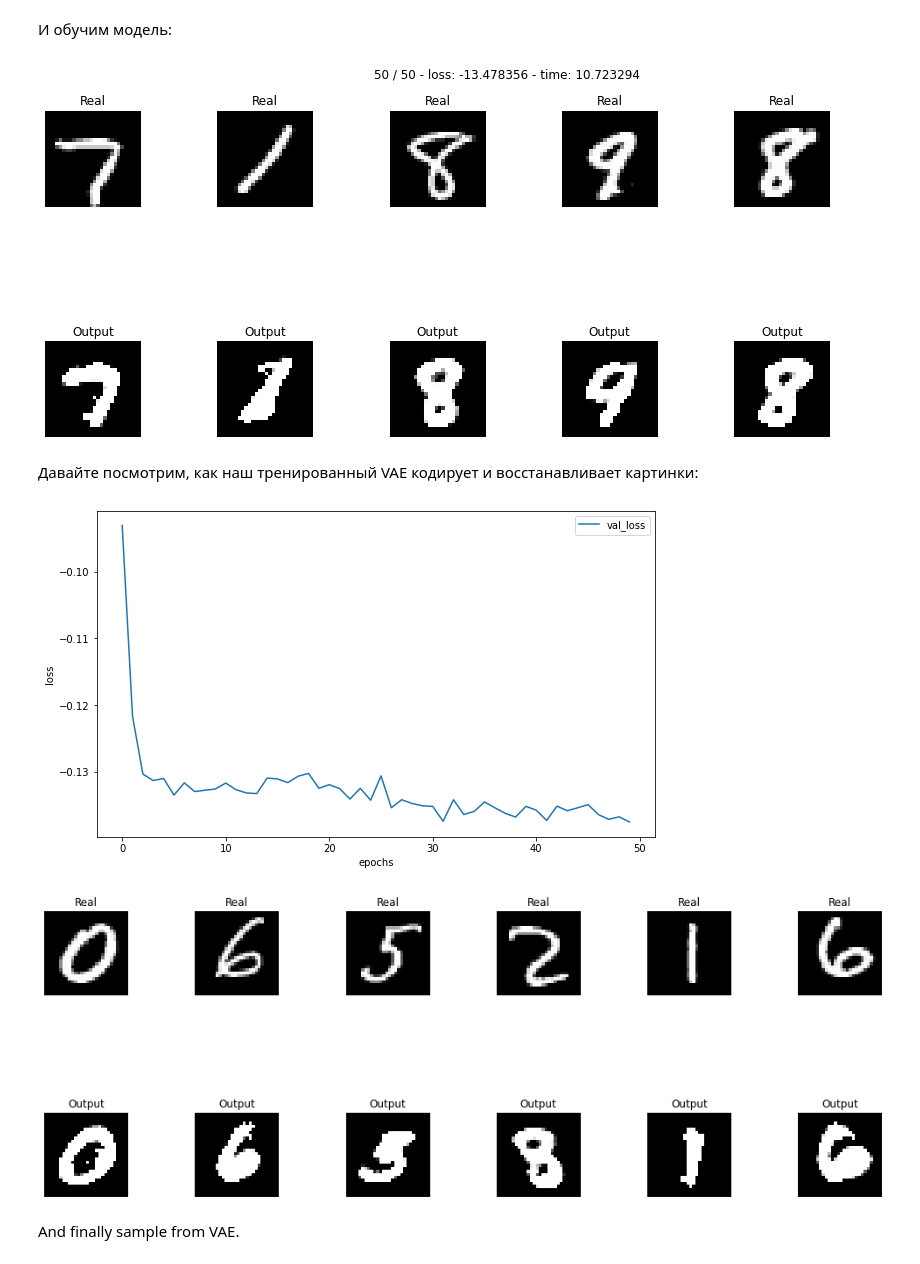
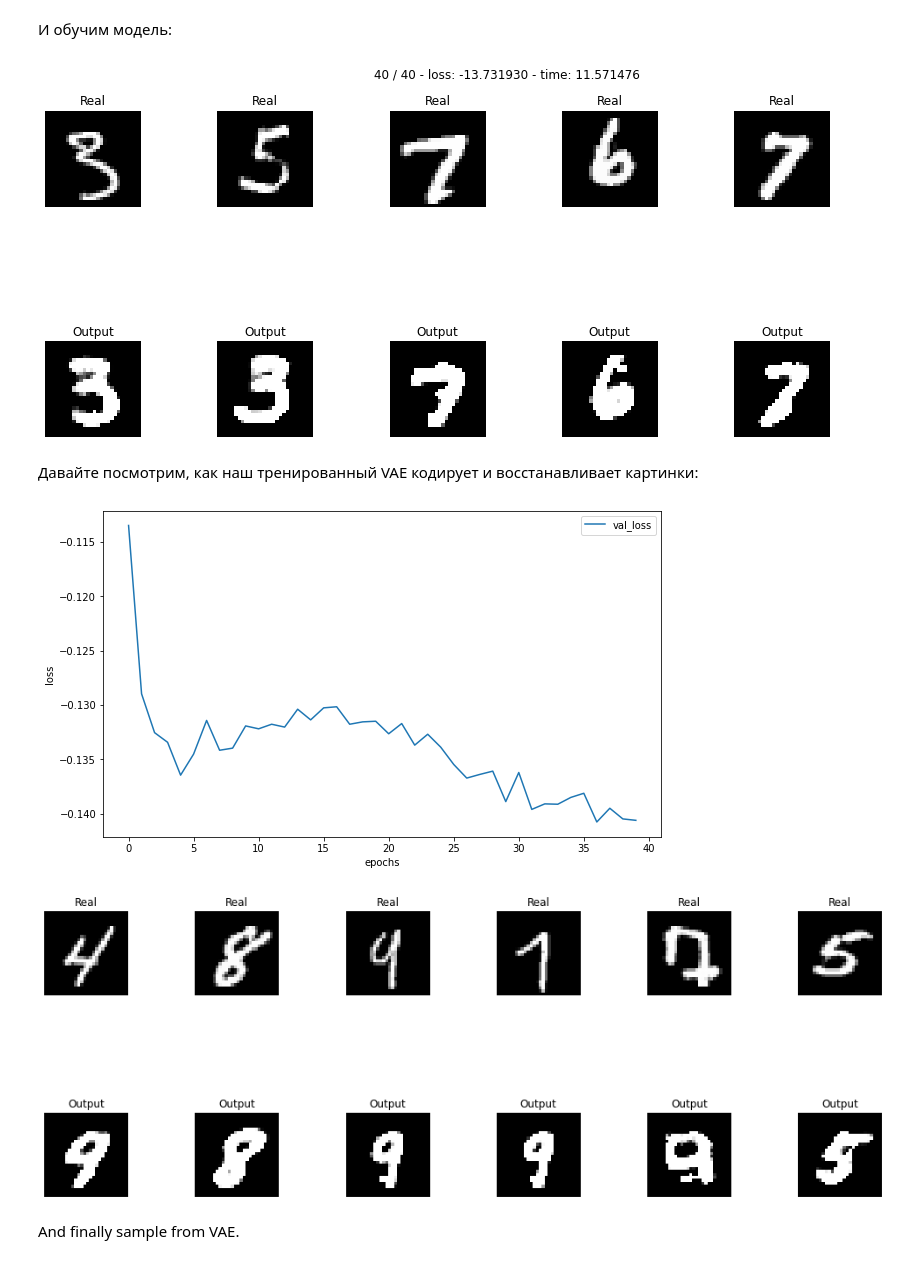
Before and after one commit to LevPerla/DLS_CV_Course, a Jupyter notebook: project/Autoencoders.ipynb, the cells around one changed output. Drawn from its saved outputs; the diff is of its cells as text; code cells hidden in the pictures.

```diff
--- a/project/Autoencoders.ipynb
+++ b/project/Autoencoders.ipynb
@@ -496,7 +499,7 @@ def image_loader(image_name):
     image = loader(image).unsqueeze(0)
     return image.to(device, torch.float)
 # %%
-x = image_loader("lev5.jpg")
+x = image_loader("lev.jpg")
 latent = autoencoder.encoder(x).detach().to('cpu')
 latent = latent + torch.Tensor(smile_latent)
 latent = latent.to(device, dtype=torch.float)
@@ -757,20 +748,20 @@ def train(model, opt, loss_fn, epochs, data_tr, data_val, patience=10, plot=True
 # %%
 history = train(model=VAE_model,
                 opt=optimizer,
                 loss_fn=loss_vae,
-                epochs=50,
+                epochs=40,
                 data_tr=train_loader,
                 data_val=test_loader,
                 patience=100,
                 plot=True)
 # %% [output]
-[figure, old version]
+[figure, new version]
 # %% [markdown]
 Давайте посмотрим, как наш тренированный VAE кодирует и восстанавливает картинки:
 # %%
 show_val_loss_plot(history)
 # %% [output]
-[figure, old version]
+[figure, new version]
 # %%
 def predict(model, data):
     model.eval()  # testing mode
@@ -794,7 +785,7 @@ for k in range(6):
     plt.axis('off')
 plt.show()
 # %% [output]
-[figure, old version]
+[figure, new version]
 # %% [markdown]
 And finally sample from VAE.
 # %% [markdown]
```
Also changed, not shown: parts of 30 cells of this notebook.
